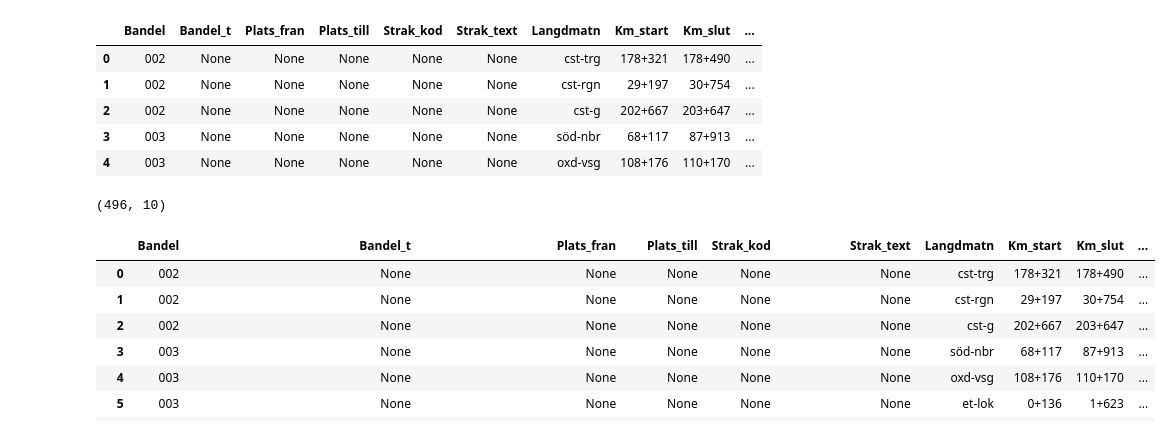
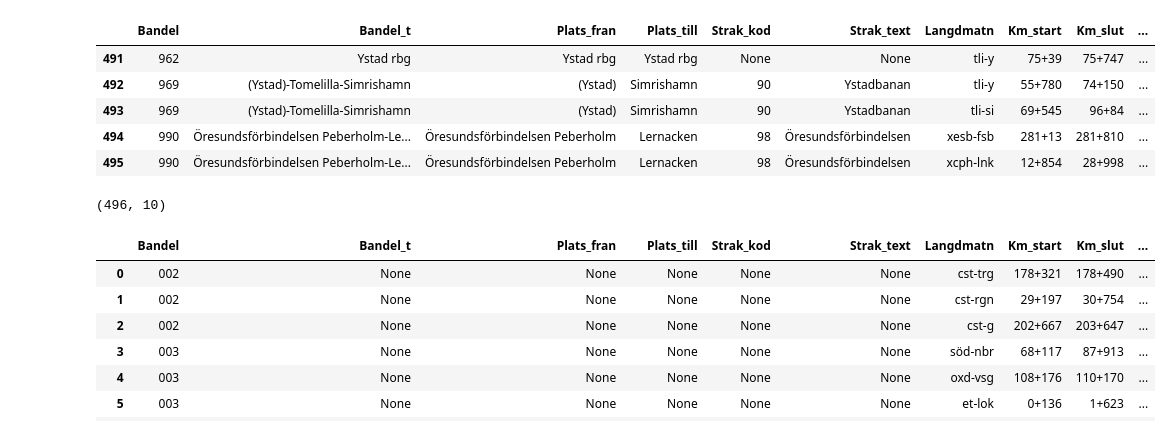
Before and after one commit to goldenamir/GPSSIM, a Jupyter notebook: Railway network bandel aggregate/Railway network bandel aggregate.ipynb, the cells around one changed output. Drawn from its saved outputs; the diff is of its cells as text; code cells hidden in the pictures.

```diff
--- a/Railway network bandel aggregate/Railway network bandel aggregate.ipynb
+++ b/Railway network bandel aggregate/Railway network bandel aggregate.ipynb
@@ -7,14 +7,14 @@ except:
 shp_file = 'Järnvägsnät_bandel_aggregat.dbf'
 # %%
 db = gpd.read_file(shp_file)
-db.head()
+db.tail()
 # %% [output]
 |  | Bandel | Bandel_t | Plats_fran | Plats_till | Strak_kod | Strak_text | Langdmatn | Km_start | Km_slut | ... |
-| 0 | 002 | None | None | None | None | None | cst-trg | 178+321 | 178+490 | ... |
-| 1 | 002 | None | None | None | None | None | cst-rgn | 29+197 | 30+754 | ... |
-| 2 | 002 | None | None | None | None | None | cst-g | 202+667 | 203+647 | ... |
-| 3 | 003 | None | None | None | None | None | söd-nbr | 68+117 | 87+913 | ... |
-| 4 | 003 | None | None | None | None | None | oxd-vsg | 108+176 | 110+170 | ... |
+| 491 | 962 | Ystad rbg | Ystad rbg | Ystad rbg | None | None | tli-y | 75+39 | 75+747 | ... |
+| 492 | 969 | (Ystad)-Tomelilla-Simrishamn | (Ystad) | Simrishamn | 90 | Ystadbanan | tli-y | 55+780 | 74+150 | ... |
+| 493 | 969 | (Ystad)-Tomelilla-Simrishamn | (Ystad) | Simrishamn | 90 | Ystadbanan | tli-si | 69+545 | 96+84 | ... |
+| 494 | 990 | Öresundsförbindelsen Peberholm-Le... | Öresundsförbindelsen Peberholm | Lernacken | 98 | Öresundsförbindelsen | xesb-fsb | 281+13 | 281+810 | ... |
+| 495 | 990 | Öresundsförbindelsen Peberholm-Le... | Öresundsförbindelsen Peberholm | Lernacken | 98 | Öresundsförbindelsen | xcph-lnk | 12+854 | 28+998 | ... |
 # %%
 db.shape
 # %% [output]
```
Also changed, not shown: parts of 8 cells of this notebook, 1 other file.
